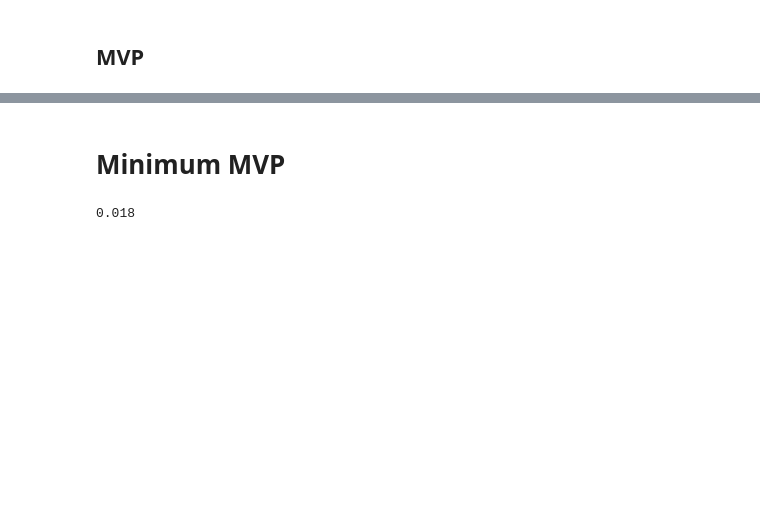
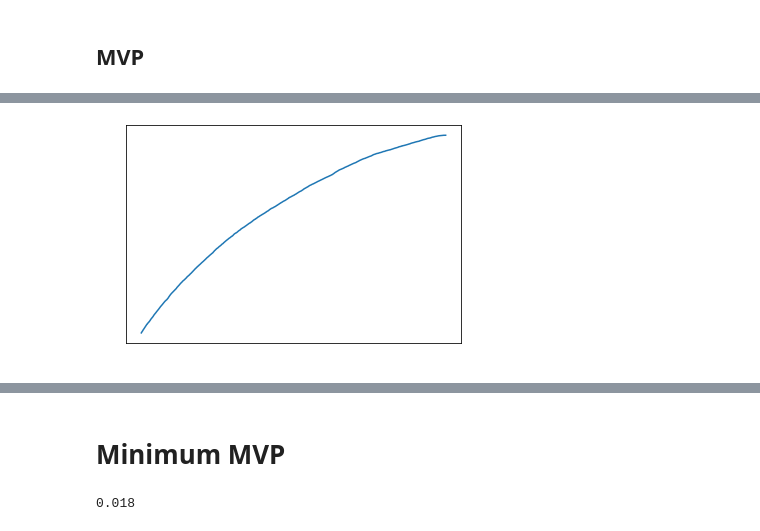
Before and after one commit to allisonhonold/walk_risk_engine, a Jupyter notebook: mvp.ipynb, the cells around one changed output, grey strips where cells are left out. Drawn from its saved outputs; the diff is of its cells as text; code cells hidden in the pictures; blank space fills up the shorter version.

```diff
--- a/mvp.ipynb
+++ b/mvp.ipynb
@@ -209,0 +251,9 @@ from matplotlib import pyplot as plt
+# %%
+fpr, tpr, thrsholds = roc_curve(y_test, test_proba[:, 1])
+# %%
+fig, ax = plt.subplots()
+ax.plot(fpr, tpr)
+ax.tick_params(axis='x', colors='white')
+ax.tick_params(axis='y', colors='white');
+# %% [output]
+[figure, added]
```
Also changed, not shown: parts of 33 cells of this notebook, 7 other files.
